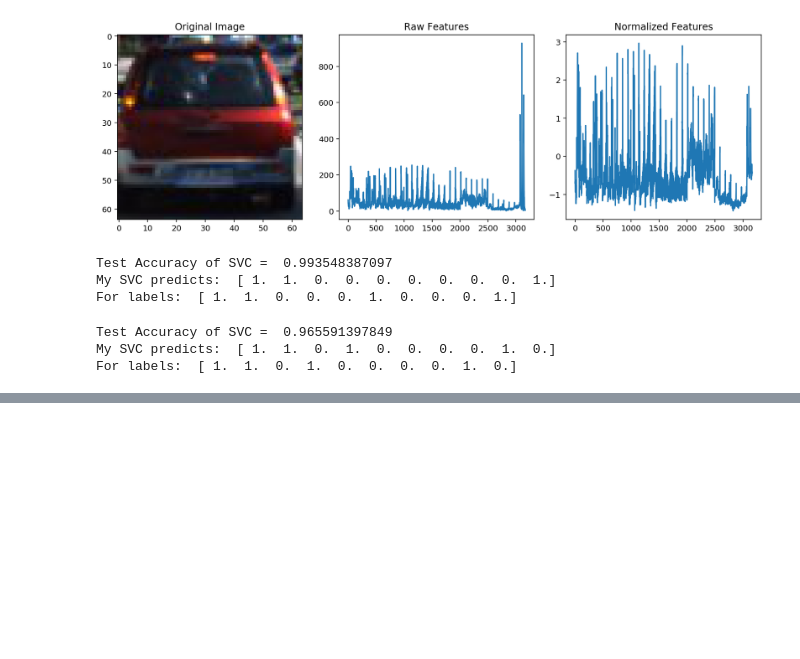
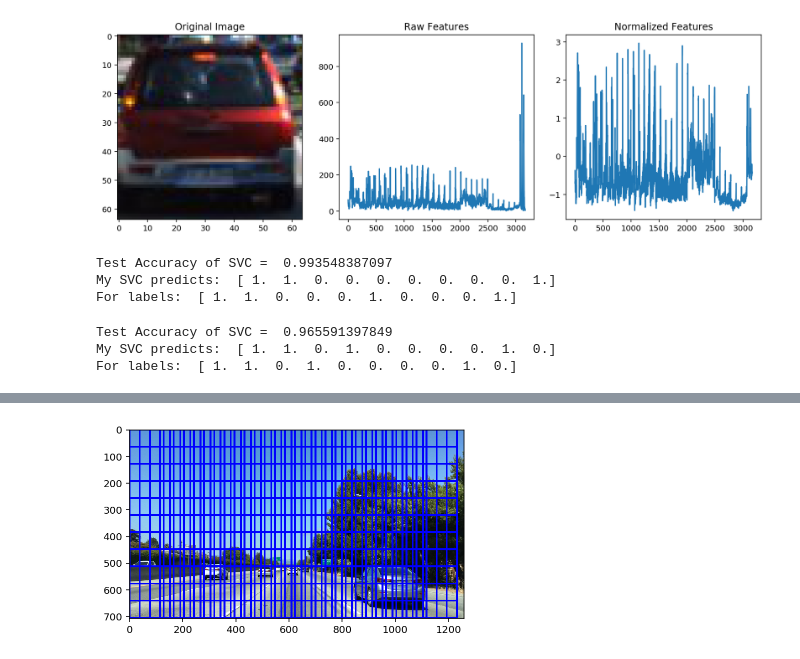
Before and after one commit to falangjoe/self-driving, a Jupyter notebook: CarND-Vehicle-Detection/VehicleDetectionLecture.ipynb, the cells around one changed output, grey strips where cells are left out. Saved outputs shown, nothing was run; the diff lists cells and outputs as text; code cells hidden in the pictures; blank space fills up the shorter version.

```diff
--- a/CarND-Vehicle-Detection/VehicleDetectionLecture.ipynb
+++ b/CarND-Vehicle-Detection/VehicleDetectionLecture.ipynb
@@ -622,3 +622,84 @@ print('For labels: ', y_test[0:10])
 Test Accuracy of SVC =  0.965591397849
 My SVC predicts:  [ 1.  1.  0.  1.  0.  0.  0.  0.  1.  0.]
 For labels:  [ 1.  1.  0.  1.  0.  0.  0.  0.  1.  0.]
+# %%
+import numpy as np
+import cv2
+import matplotlib.pyplot as plt
+import matplotlib.image as mpimg
+
+image = mpimg.imread('bbox-example-image.jpg')
+
+# Here is your draw_boxes function from the previous exercise
+def draw_boxes(img, bboxes, color=(0, 0, 255), thick=6):
+    # Make a copy of the image
+    imcopy = np.copy(img)
+    # Iterate through the bounding boxes
+    for bbox in bboxes:
+        # Draw a rectangle given bbox coordinates
+        cv2.rectangle(imcopy, bbox[0], bbox[1], color, thick)
+    # Return the image copy with boxes drawn
+    return imcopy
+
+
+# Define a function that takes an image,
+# start and stop positions in both x and y,
+# window size (x and y dimensions),
+# and overlap fraction (for both x and y)
+def slide_window(img, x_start_stop=[None, None], y_start_stop=[None, None],
+                    xy_window=(64, 64), xy_overlap=(0.5, 0.5)):
+    # If x and/or y start/stop positions not defined, set to image size
+    # Compute the span of the region to be searched
+    # Compute the number of pixels per step in x/y
+    # Compute the number of windows in x/y
+    # Initialize a list to append window positions to
+
+    # If x and/or y start/stop positions not defined, set to image size
+
+    x_min = x_start_stop[0] or 0
+    y_min = y_start_stop[0] or 0
+
+    x_max = x_start_stop[1] or img.shape[1]
+    y_max = y_start_stop[1] or img.shape[0]
+
+    x_offset = np.int(xy_window[0] * (1 - xy_overlap[0]))
+    y_offset = np.int(xy_window[1] * (1 - xy_overlap[1]))
+
+    x_width = xy_window[0]
+    y_width = xy_window[1]
+
+    window_list = []
+
+    x_start = x_min
+
+    while x_start + x_width <= x_max:
+
+        x_stop = x_start + x_width
+        y_start = y_min
+
+        while y_start + y_width <= y_max:
+            y_stop = y_start +  y_width
+
+            window_list.append((
+                (x_start, y_start),
+                (x_stop, y_stop)
+            ))
+
+            y_start = y_start + y_offset
+
+        x_start = x_start + x_offset
+
+    return window_list
+
+
+windows = slide_window(
+            image,
+            x_start_stop=[None, None],
+            y_start_stop=[None, None],
+            xy_window=(128, 128),
+            xy_overlap=(0.7, 0.5))
+
+window_img = draw_boxes(image, windows, color=(0, 0, 255), thick=6)
+
+plt.imshow(window_img)
+# %% [output]
@@ -624,0 +707 @@ For labels:  [ 1.  1.  0.  1.  0.  0.  0.  0.  1.  0.]
+[figure, added]
```
Also changed, not shown: parts of 1 cell of this notebook.
